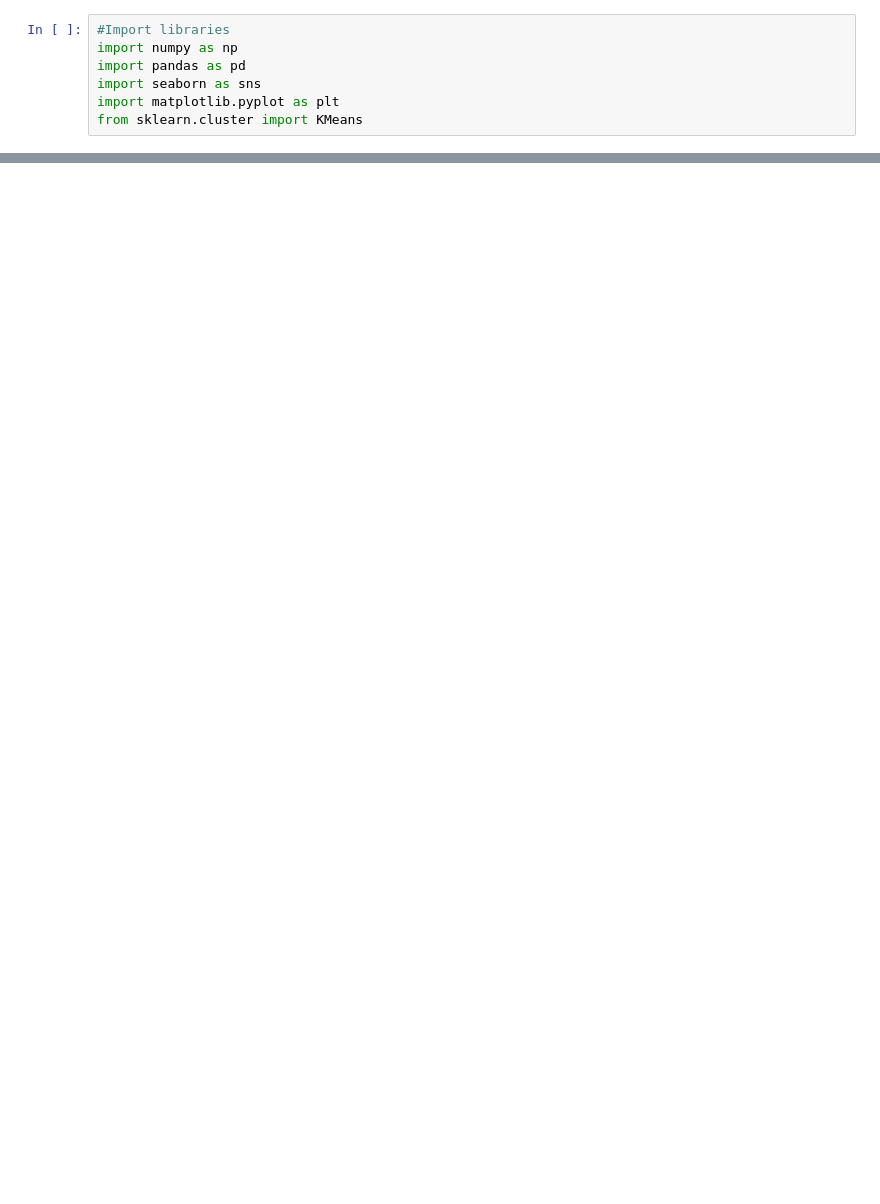
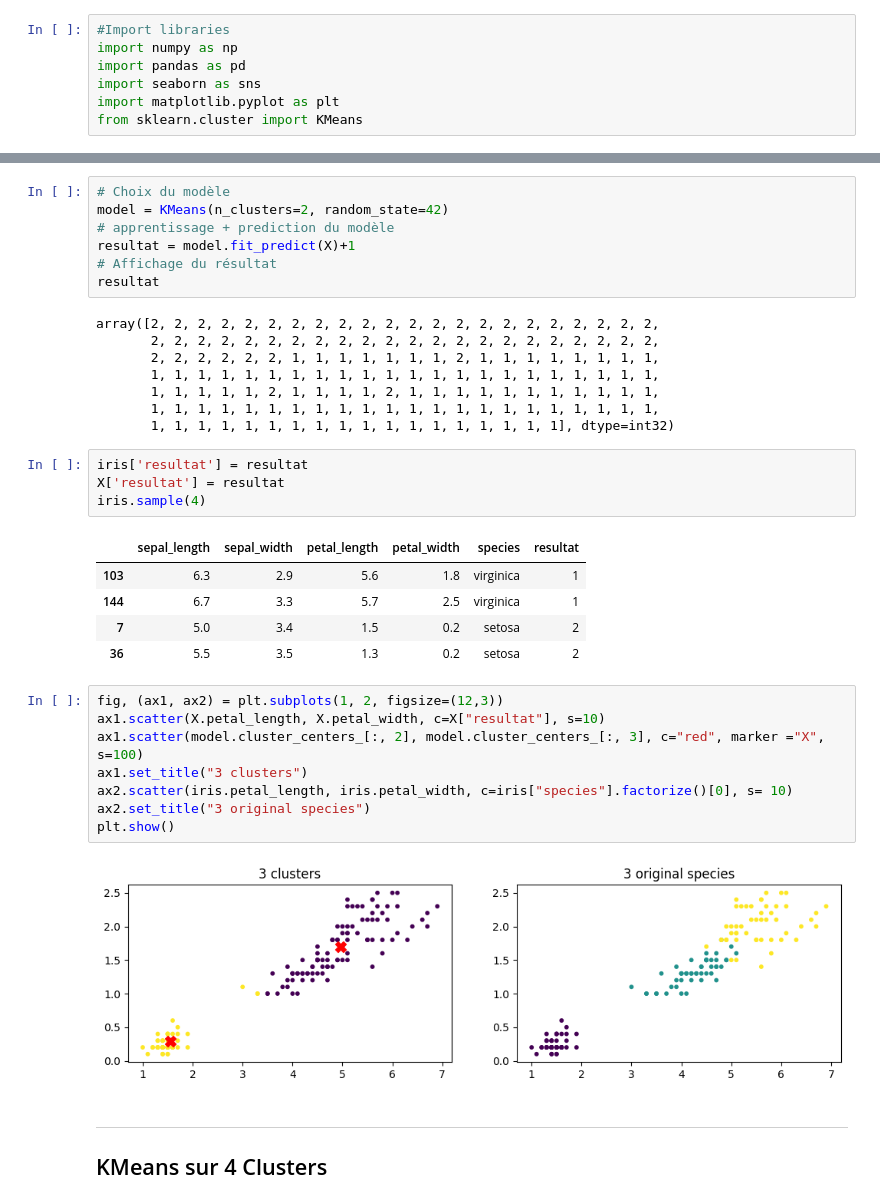
Before and after one commit to One-Up-Dev/Wild-Code-School, a Jupyter notebook: machine-learning/Clustering-K-means.ipynb, the cells around one changed output, grey strips where cells are left out. Drawn from its saved outputs; the diff is of its cells as text; blank space fills up the shorter version.

```diff
--- a/machine-learning/Clustering-K-means.ipynb
+++ b/machine-learning/Clustering-K-means.ipynb
@@ -92,0 +112,38 @@ iris.sample(5)
+# %%
+# Choix du modèle
+model = KMeans(n_clusters=2, random_state=42)
+# apprentissage + prediction du modèle
+resultat = model.fit_predict(X)+1
+# Affichage du résultat
+resultat
+# %% [output]
+array([2, 2, 2, 2, 2, 2, 2, 2, 2, 2, 2, 2, 2, 2, 2, 2, 2, 2, 2, 2, 2, 2,
+       2, 2, 2, 2, 2, 2, 2, 2, 2, 2, 2, 2, 2, 2, 2, 2, 2, 2, 2, 2, 2, 2,
+       2, 2, 2, 2, 2, 2, 1, 1, 1, 1, 1, 1, 1, 2, 1, 1, 1, 1, 1, 1, 1, 1,
+       1, 1, 1, 1, 1, 1, 1, 1, 1, 1, 1, 1, 1, 1, 1, 1, 1, 1, 1, 1, 1, 1,
+       1, 1, 1, 1, 1, 2, 1, 1, 1, 1, 2, 1, 1, 1, 1, 1, 1, 1, 1, 1, 1, 1,
+       1, 1, 1, 1, 1, 1, 1, 1, 1, 1, 1, 1, 1, 1, 1, 1, 1, 1, 1, 1, 1, 1,
+       1, 1, 1, 1, 1, 1, 1, 1, 1, 1, 1, 1, 1, 1, 1, 1, 1, 1], dtype=int32)
+# %%
+iris['resultat'] = resultat
+X['resultat'] = resultat
+iris.sample(4)
+# %% [output]
+|  | sepal_length | sepal_width | petal_length | petal_width | species | resultat |
+| 103 | 6.3 | 2.9 | 5.6 | 1.8 | virginica | 1 |
+| 144 | 6.7 | 3.3 | 5.7 | 2.5 | virginica | 1 |
+| 7 | 5.0 | 3.4 | 1.5 | 0.2 | setosa | 2 |
+| 36 | 5.5 | 3.5 | 1.3 | 0.2 | setosa | 2 |
+# %%
+fig, (ax1, ax2) = plt.subplots(1, 2, figsize=(12,3))
+ax1.scatter(X.petal_length, X.petal_width, c=X["resultat"], s=10)
+ax1.scatter(model.cluster_centers_[:, 2], model.cluster_centers_[:, 3], c="red", marker ="X", s=100)
+ax1.set_title("3 clusters")
+ax2.scatter(iris.petal_length, iris.petal_width, c=iris["species"].factorize()[0], s= 10)
+ax2.set_title("3 original species")
+plt.show()
+# %% [output]
+[figure, added]
+# %% [markdown]
+---
+## KMeans sur 4 Clusters
```
Also changed, not shown: parts of 39 cells of this notebook.
